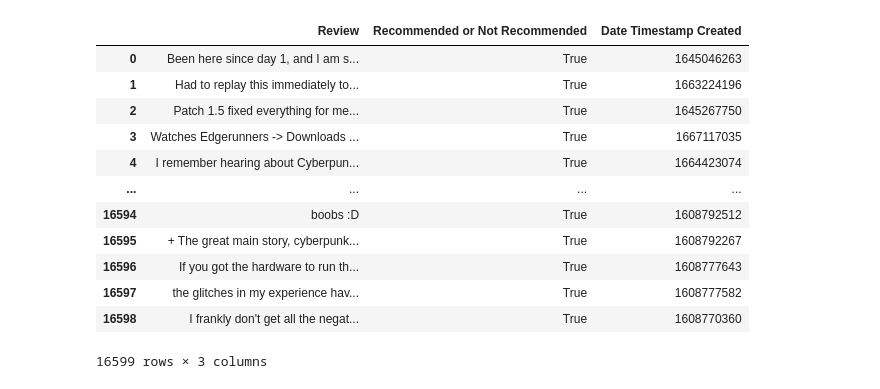
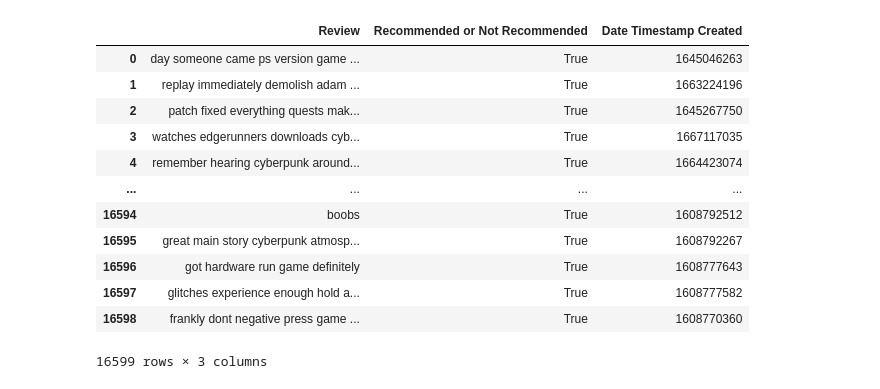
Before and after one commit to nogibjj/NLP-CP2077-Sentiment-Analysis, a Jupyter notebook: C_Generative_Model/Synthetic_data.ipynb, the cells around one changed output. Drawn from its saved outputs; the diff is of its cells as text; code cells hidden in the pictures.

Commit message:
pushing trial synthetic data

```diff
--- a/C_Generative_Model/Synthetic_data.ipynb
+++ b/C_Generative_Model/Synthetic_data.ipynb
@@ -12,20 +13,19 @@ from wordcloud import WordCloud, STOPWORDS
 stopwords = set(STOPWORDS)
 # %%
-df = pd.read_csv("../A_Source_Data/cp2077_reviews.csv.zip", compression="zip")
-df.astype(str).apply(lambda x: x.str.encode('ascii', 'ignore').str.decode('ascii'))
+df = pd.read_csv("../B_Data_Cleaning/cleaned_real_reviews.csv")
 df["Review"] = df["Review"].astype("str")
 df
 # %% [output]
 |  | Review | Recommended or Not Recommended | Date Timestamp Created |
-| 0 | Been here since day 1, and I am s... | True | 1645046263 |
-| 1 | Had to replay this immediately to... | True | 1663224196 |
-| 2 | Patch 1.5 fixed everything for me... | True | 1645267750 |
-| 3 | Watches Edgerunners -> Downloads ... | True | 1667117035 |
-| 4 | I remember hearing about Cyberpun... | True | 1664423074 |
+| 0 | day someone came ps version game ... | True | 1645046263 |
+| 1 | replay immediately demolish adam ... | True | 1663224196 |
+| 2 | patch fixed everything quests mak... | True | 1645267750 |
+| 3 | watches edgerunners downloads cyb... | True | 1667117035 |
+| 4 | remember hearing cyberpunk around... | True | 1664423074 |
 | ... | ... | ... | ... |
-| 16594 | boobs :D | True | 1608792512 |
-| 16595 | + The great main story, cyberpunk... | True | 1608792267 |
-| 16596 | If you got the hardware to run th... | True | 1608777643 |
-| 16597 | the glitches in my experience hav... | True | 1608777582 |
-| 16598 | I frankly don't get all the negat... | True | 1608770360 |
+| 16594 | boobs | True | 1608792512 |
+| 16595 | great main story cyberpunk atmosp... | True | 1608792267 |
+| 16596 | got hardware run game definitely | True | 1608777643 |
+| 16597 | glitches experience enough hold a... | True | 1608777582 |
+| 16598 | frankly dont negative press game ... | True | 1608770360 |
 16599 rows × 3 columns
```
Also changed, not shown: parts of 21 cells of this notebook, 1 other file.
